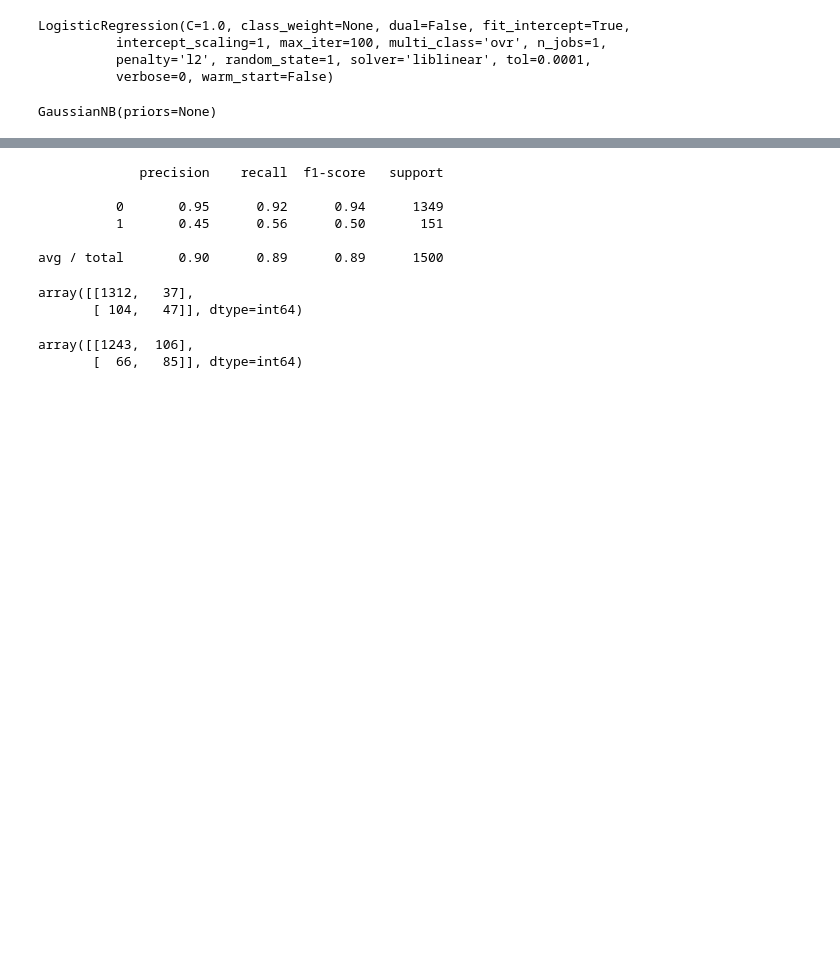
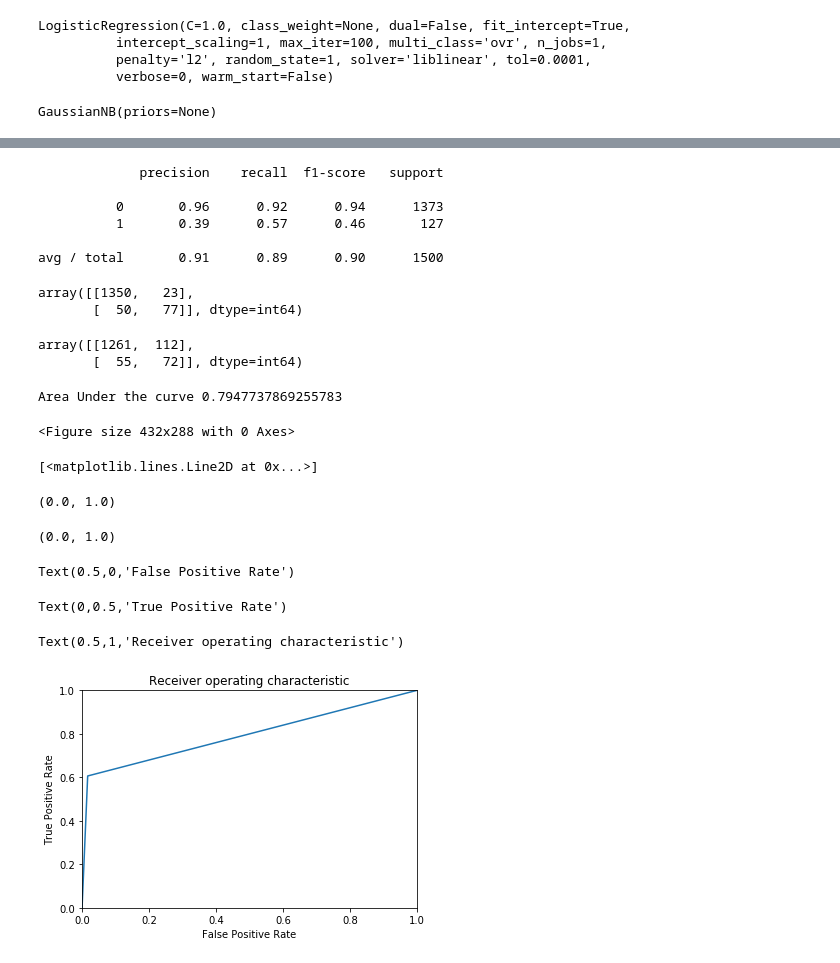
Before and after one commit to AMEERAZAM08/bangalore-november-2018-batch-SomdyutiBhat, a Jupyter notebook: Residency3_Supervised Learning_Project2_Thera Bank case study.ipynb, the cells around one changed output, grey strips where cells are left out. Saved outputs shown, nothing was run; the diff lists cells and outputs as text; code cells hidden in the pictures; blank space fills up the shorter version.

```diff
--- a/Residency3_Supervised Learning_Project2_Thera Bank case study.ipynb
+++ b/Residency3_Supervised Learning_Project2_Thera Bank case study.ipynb
@@ -54,8 +54,10 @@ df_target=df["Personal Loan"]
 df_label=df.drop(columns="Personal Loan", axis=1)
 # %%
 import numpy as np
+from sklearn.preprocessing import StandardScaler
+X_std = StandardScaler().fit_transform(df_label)
 # %%
-X=np.array(df_label)
+X=np.array(X_std)
 # %%
 y=np.array(df_target)
 # %%
@@ -130,17 +130,17 @@ print(cr2)
 # %% [output]
              precision    recall  f1-score   support
 
-          0       0.95      0.92      0.94      1349
-          1       0.45      0.56      0.50       151
+          0       0.96      0.92      0.94      1373
+          1       0.39      0.57      0.46       127
 
-avg / total       0.90      0.89      0.89      1500
+avg / total       0.91      0.89      0.90      1500
 # %%
 metrics.confusion_matrix(y_test,pred1)
 # %% [output]
-array([[1312,   37],
-       [ 104,   47]], dtype=int64)
+array([[1350,   23],
+       [  50,   77]], dtype=int64)
 # %%
 metrics.confusion_matrix(y_test,pred2)
 # %% [output]
-array([[1243,  106],
-       [  66,   85]], dtype=int64)
+array([[1261,  112],
+       [  55,   72]], dtype=int64)
@@ -146,0 +153,23 @@ array([[1243,  106],
+# %%
+fpr,tpr, _ = roc_curve(y_test,pred1)
+roc_auc = auc(fpr, tpr)
+
+print('Area Under the curve',roc_auc)
+plt.figure()
+plt.plot(fpr, tpr)
+plt.xlim([0.0, 1.0])
+plt.ylim([0.0, 1.0])
+plt.xlabel('False Positive Rate')
+plt.ylabel('True Positive Rate')
+plt.title('Receiver operating characteristic')
+plt.show()
+# %% [output]
+Area Under the curve 0.7947737869255783
+<Figure size 432x288 with 0 Axes>
+[<matplotlib.lines.Line2D at 0x...>]
+(0.0, 1.0)
+(0.0, 1.0)
+Text(0.5,0,'False Positive Rate')
+Text(0,0.5,'True Positive Rate')
+Text(0.5,1,'Receiver operating characteristic')
+[figure, added]
```
Also changed, not shown: parts of 10 cells of this notebook.
